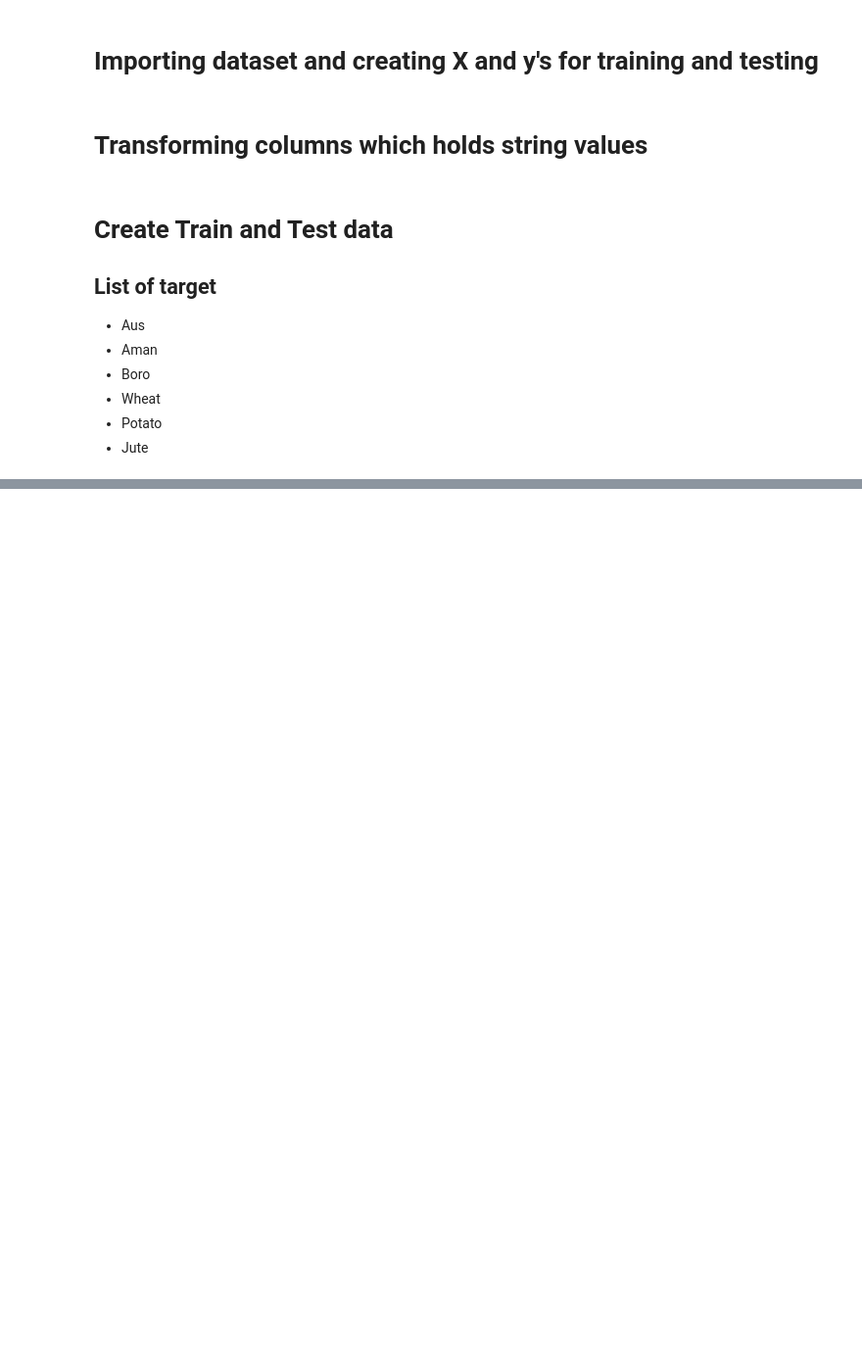
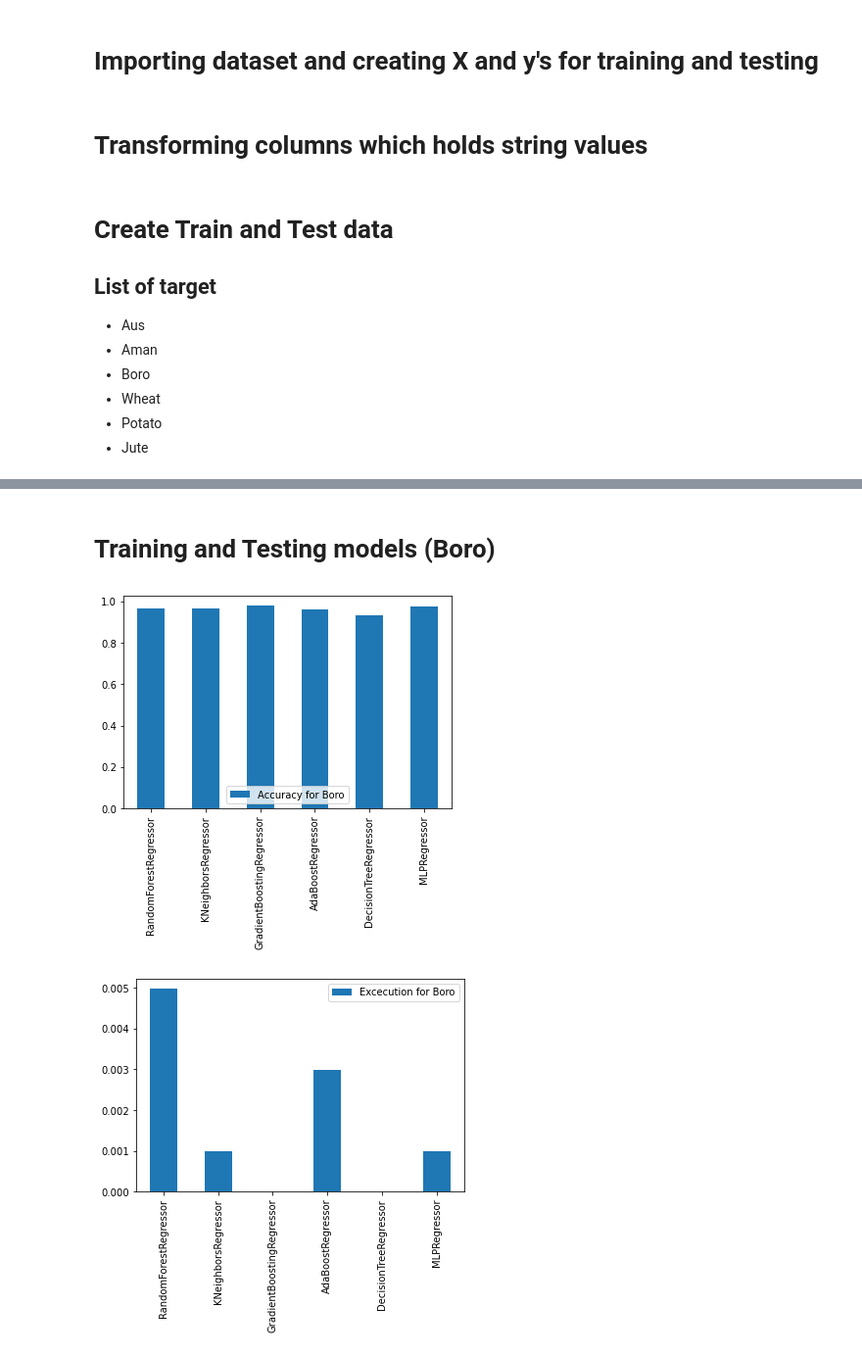
Before and after one commit to ashraful997/MyJupyter, a Jupyter notebook: Thesis-works.ipynb, the cells around one changed output, grey strips where cells are left out. Shown at 98% size. Saved outputs shown, nothing was run; the diff lists cells and outputs as text; code cells hidden in the pictures; blank space fills up the shorter version.

```diff
--- a/Thesis-works.ipynb
+++ b/Thesis-works.ipynb
@@ -181,0 +150,13 @@ dataframe_of_jute_accuracy_result.plot.bar();
+# %% [markdown]
+# Training and Testing models (Boro)
+# %%
+trainTestEx(models, boro_X_train, boro_X_test, boro_y_train, boro_y_test)
+
+accuracyDataFrame(results_for_boro, "Boro")
+
+#something
+
+executionDataFrame(exec_time_for_boro, "Boro")
+# %% [output]
+[figure, added]
+[figure, added]
```
Also changed, not shown: parts of 23 cells of this notebook.
